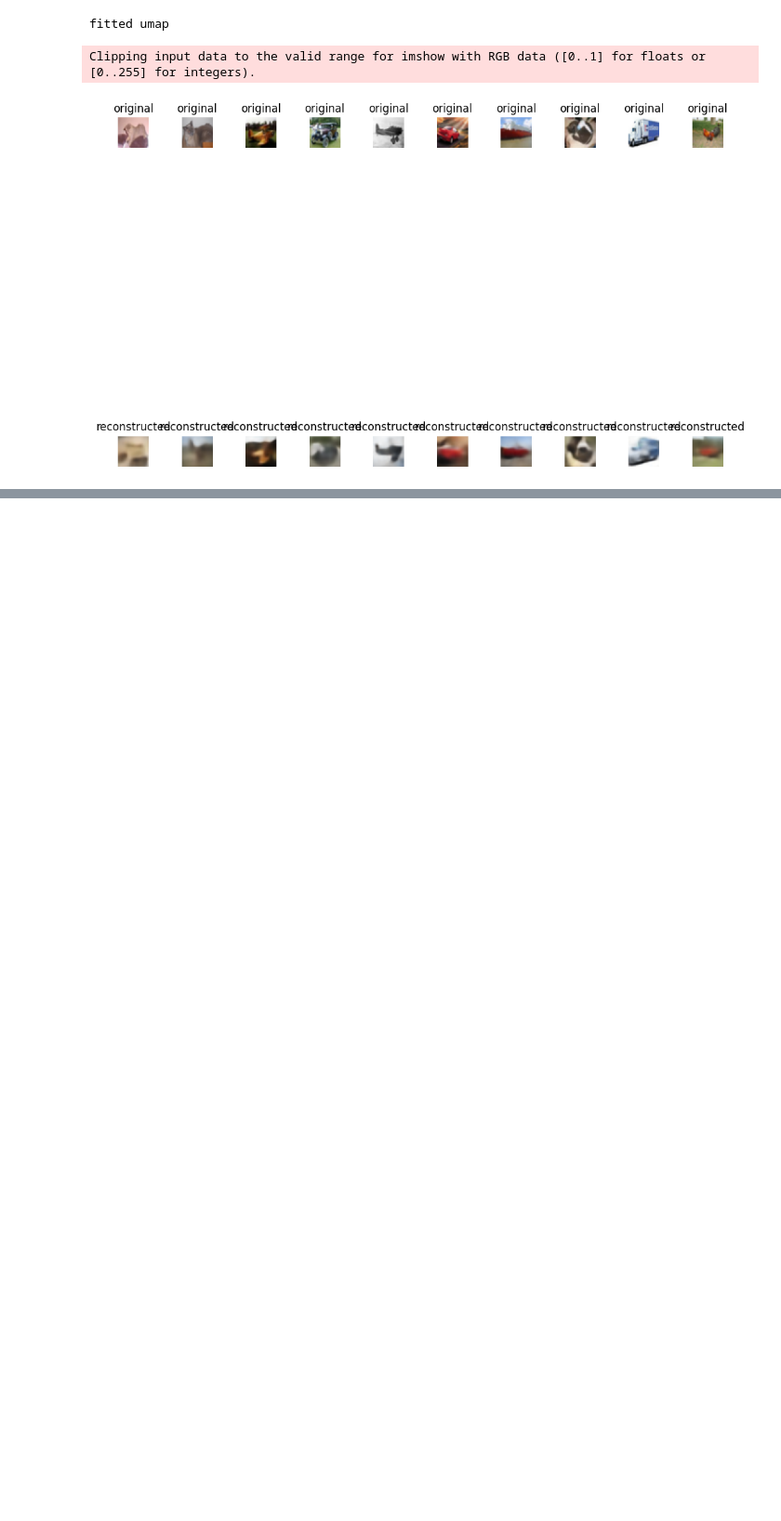
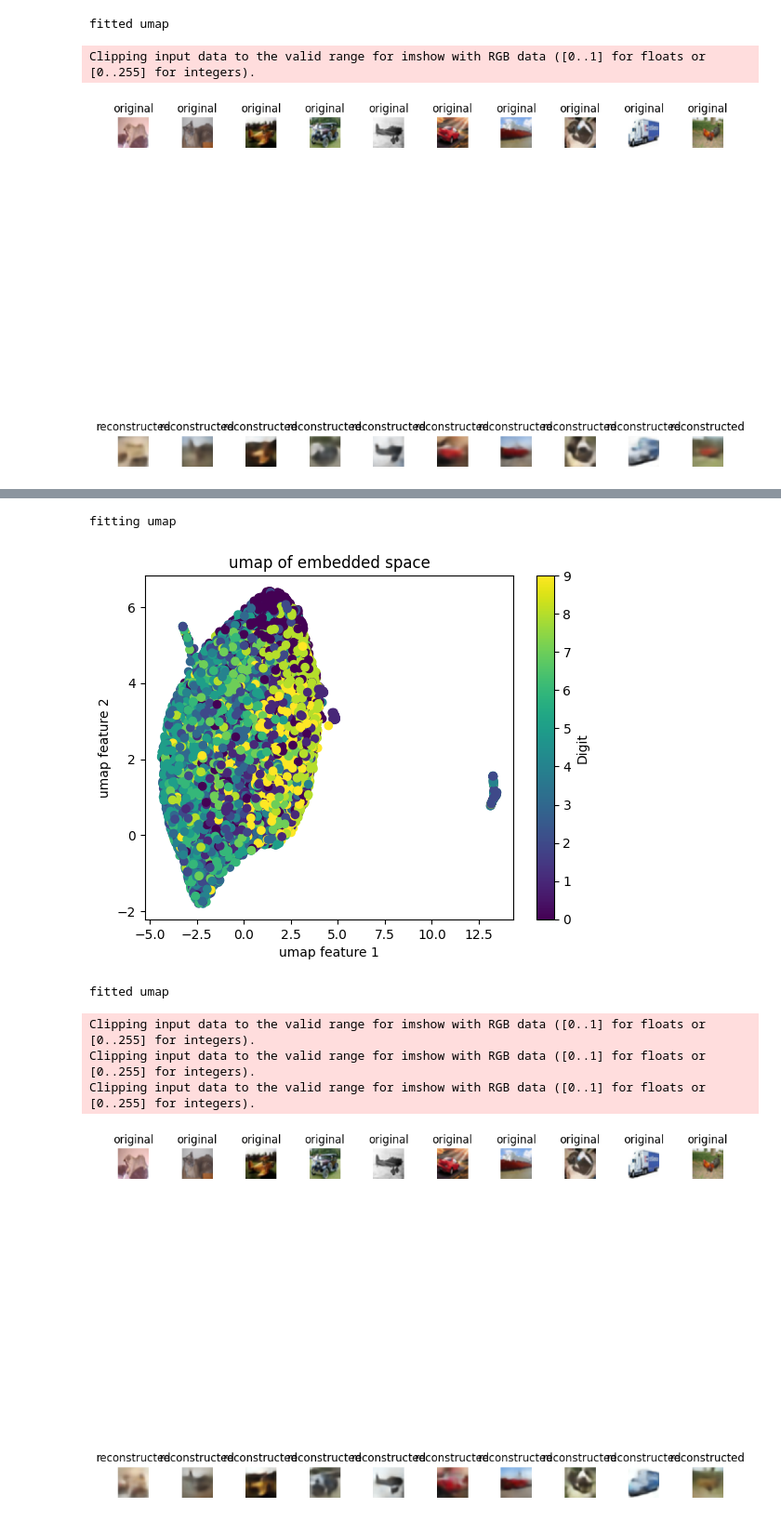
Before and after one commit to julianSchilcher/LMU_Master_Practical_SoSe24, a Jupyter notebook: practical/DeepClustering/DipECT/cifar.ipynb, the cells around one changed output, grey strips where cells are left out. Shown at 93% size. Cells and saved outputs as stored; diff of their text form; code cells hidden in the pictures; blank space fills up the shorter version.

Commit message:
Analyzing ConvAE with 1000 Epochs pretraining, still not good

```diff
--- a/practical/DeepClustering/DipECT/cifar.ipynb
+++ b/practical/DeepClustering/DipECT/cifar.ipynb
@@ -108,3 +108,7 @@ fitting umap
 fitted umap
 Clipping input data to the valid range for imshow with RGB data ([0..1] for floats or [0..255] for integers).
 [figure]
+# %%
+autoencoder = ConvolutionalAutoencoder(32, [512, 10])
+autoencoder.load_state_dict(torch.load("practical/DeepClustering/DipECT/conv_cifar_1000_21.pth", map_location=torch.device('cpu')))
+autoencoder.fitted = True
@@ -110,0 +130,10 @@ Clipping input data to the valid range for imshow with RGB data ([0..1] for floa
+# %%
+visualize_peformance_AE(autoencoder, dataset[:30000], labels[:30000], 32, 10, seed = 1)
+# %% [output]
+fitting umap
+[figure, added]
+fitted umap
+Clipping input data to the valid range for imshow with RGB data ([0..1] for floats or [0..255] for integers).
+Clipping input data to the valid range for imshow with RGB data ([0..1] for floats or [0..255] for integers).
+Clipping input data to the valid range for imshow with RGB data ([0..1] for floats or [0..255] for integers).
+[figure, added]
```
Also changed, not shown: parts of 1 cell of this notebook.
